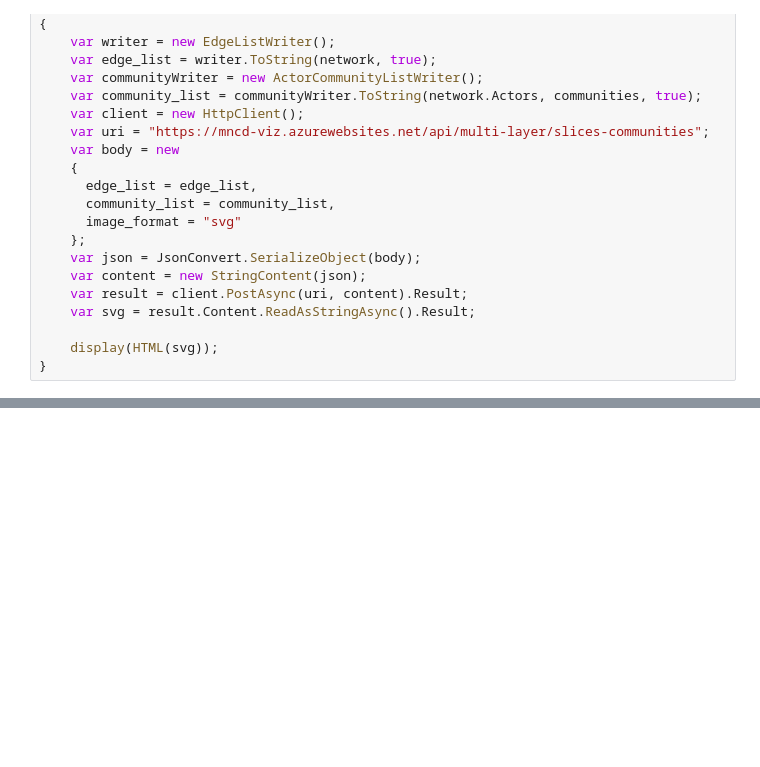
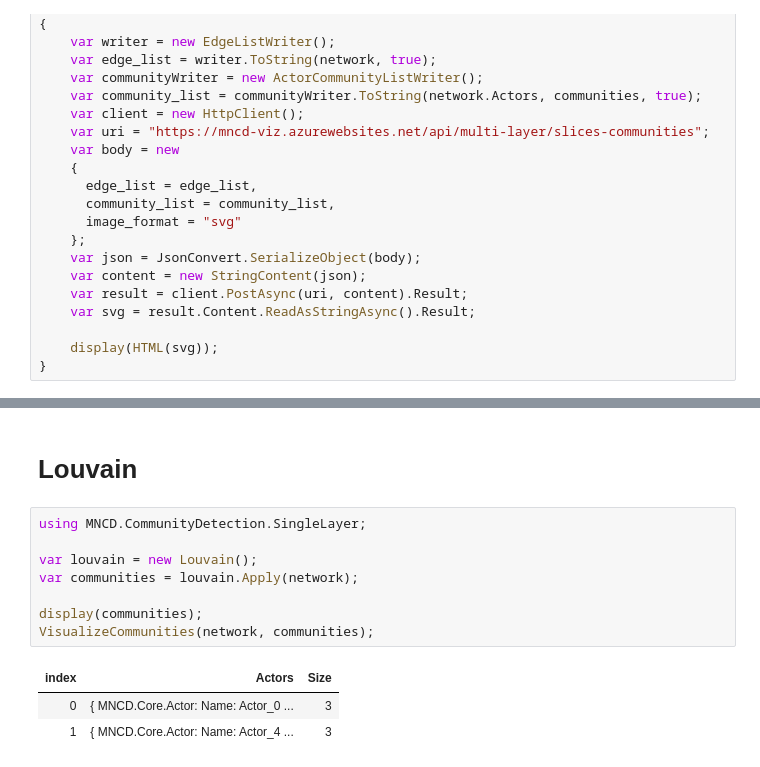
Before and after one commit to matejkubinec/mncd, a Jupyter notebook: examples/single-layer.ipynb, the cells around one changed output, grey strips where cells are left out. Drawn from its saved outputs; the diff is of its cells as text; blank space fills up the shorter version.

```diff
--- a/examples/single-layer.ipynb
+++ b/examples/single-layer.ipynb
@@ -32,0 +67,14 @@ public void VisualizeCommunities(Network network, List<Community> communities)
+# %% [markdown]
+# Louvain
+# %%
+using MNCD.CommunityDetection.SingleLayer;
+
+var louvain = new Louvain();
+var communities = louvain.Apply(network);
+
+display(communities);
+VisualizeCommunities(network, communities);
+# %% [output]
+| index | Actors | Size |
+| 0 | { MNCD.Core.Actor: Name: Actor_0 ... | 3 |
+| 1 | { MNCD.Core.Actor: Name: Actor_4 ... | 3 |
```
Also changed, not shown: parts of 8 cells of this notebook, 4 other files.
